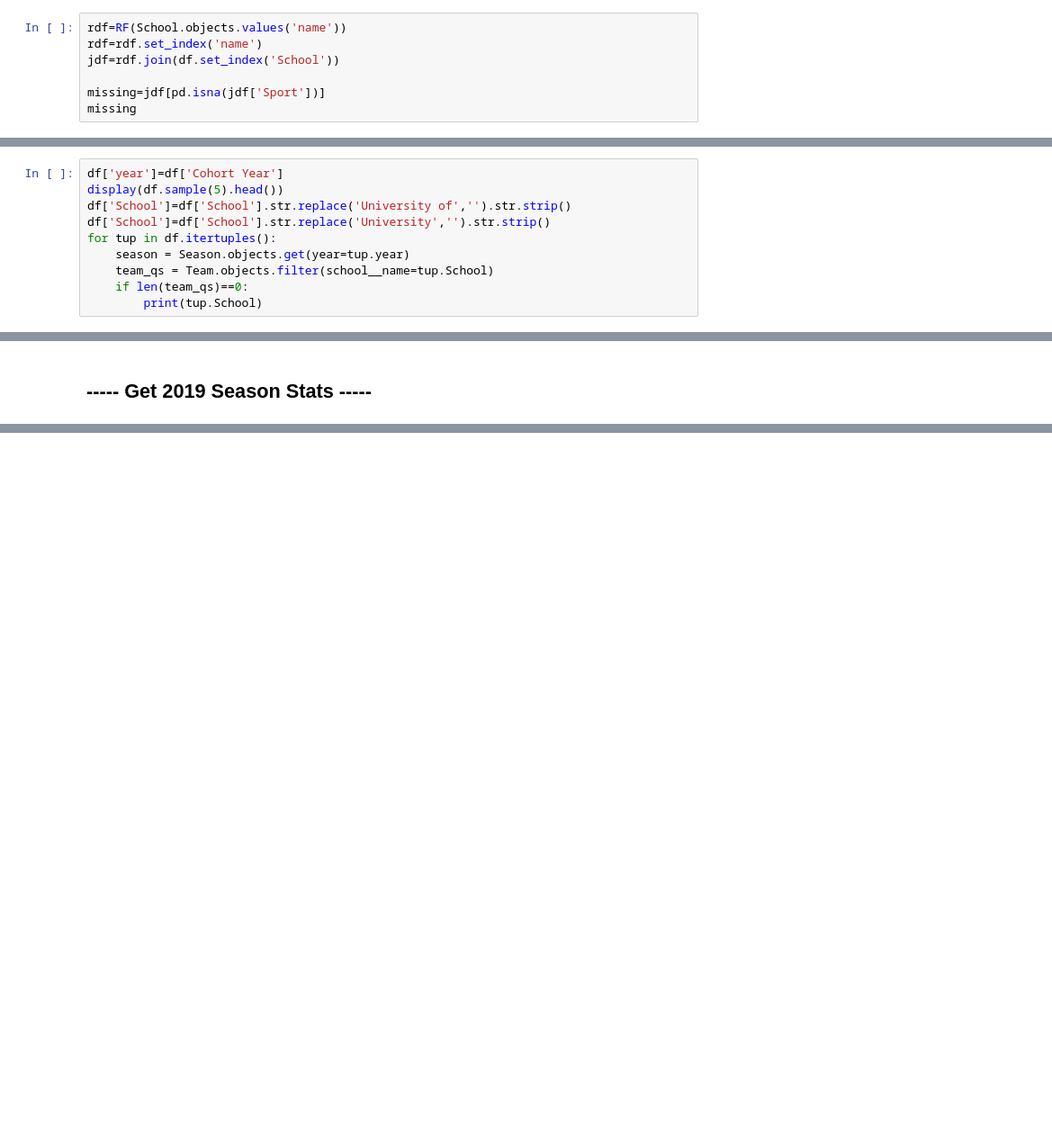
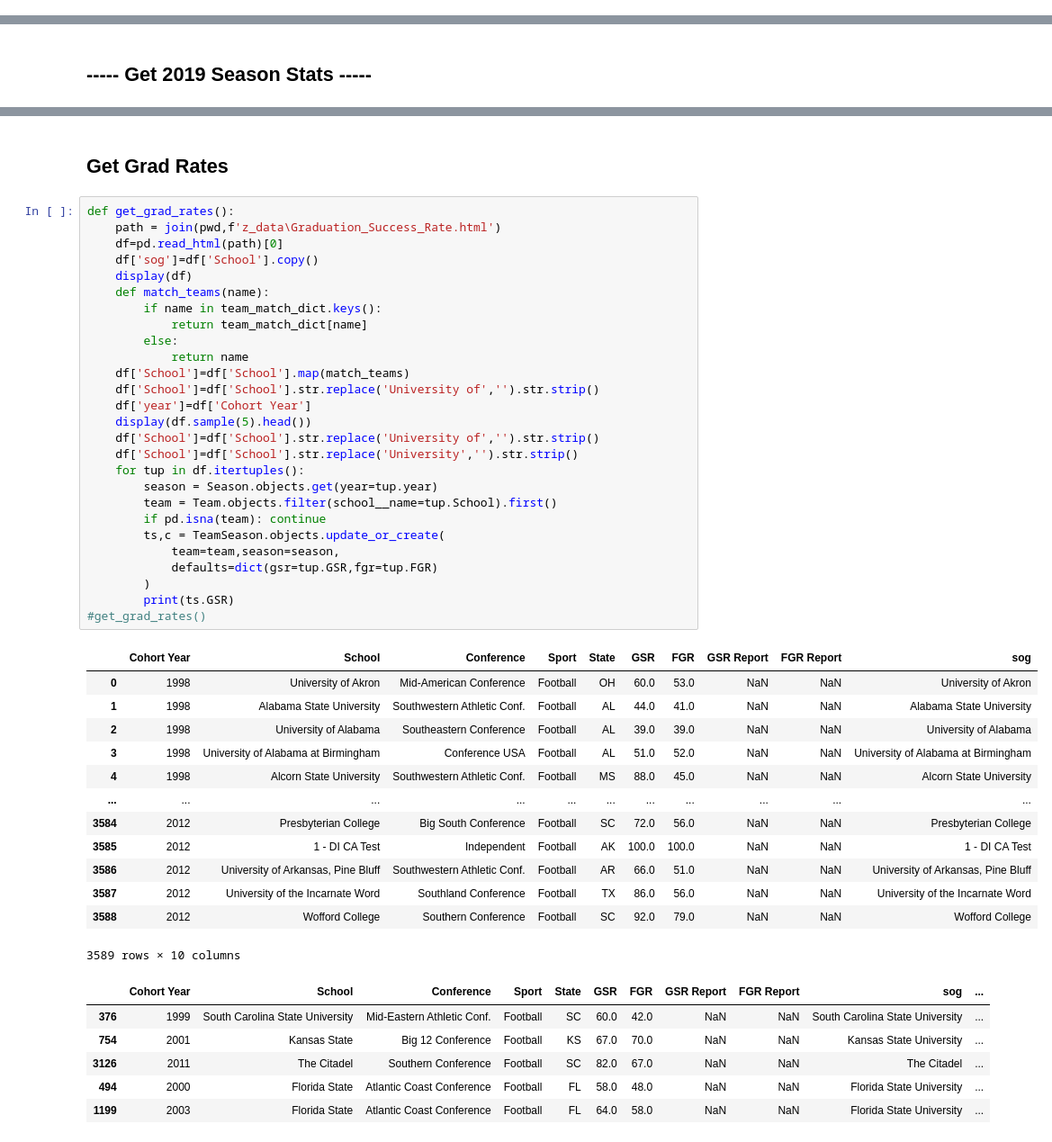
Before and after one commit to JordanHyatt/bigdata, a Jupyter notebook: z_db_init.ipynb, the cells around one changed output, grey strips where cells are left out. Shown at 90% size. Cells and saved outputs as stored; diff of their text form; blank space fills up the shorter version.

```diff
--- a/z_db_init.ipynb
+++ b/z_db_init.ipynb
@@ -35,7 +18,0 @@ df['School']=df['School'].map(match_teams)
-# %%
-rdf=RF(School.objects.values('name'))
-rdf=rdf.set_index('name')
-jdf=rdf.join(df.set_index('School'))
-
-missing=jdf[pd.isna(jdf['Sport'])]
-missing
@@ -64,10 +18,0 @@ NameError: name 'df' is not defined
-# %%
-df['year']=df['Cohort Year']
-display(df.sample(5).head())
-df['School']=df['School'].str.replace('University of','').str.strip()
-df['School']=df['School'].str.replace('University','').str.strip()
-for tup in df.itertuples():
-    season = Season.objects.get(year=tup.year)
-    team_qs = Team.objects.filter(school__name=tup.School)
-    if len(team_qs)==0:
-        print(tup.School)
@@ -418,0 +388,49 @@ def get_stadium_capacities(show_results=True):
+# %% [markdown]
+## Get Grad Rates
+# %%
+def get_grad_rates():
+    path = join(pwd,f'z_data\Graduation_Success_Rate.html')
+    df=pd.read_html(path)[0]
+    df['sog']=df['School'].copy()
+    display(df)
+    def match_teams(name):
+        if name in team_match_dict.keys():
+            return team_match_dict[name]
+        else:
+            return name
+    df['School']=df['School'].map(match_teams)
+    df['School']=df['School'].str.replace('University of','').str.strip()
+    df['year']=df['Cohort Year']
+    display(df.sample(5).head())
+    df['School']=df['School'].str.replace('University of','').str.strip()
+    df['School']=df['School'].str.replace('University','').str.strip()
+    for tup in df.itertuples():
+        season = Season.objects.get(year=tup.year)
+        team = Team.objects.filter(school__name=tup.School).first()
+        if pd.isna(team): continue
+        ts,c = TeamSeason.objects.update_or_create(
+            team=team,season=season,
+            defaults=dict(gsr=tup.GSR,fgr=tup.FGR)
+        )
+        print(ts.GSR)
+#get_grad_rates()
+# %% [output]
+|  | Cohort Year | School | Conference | Sport | State | GSR | FGR | GSR Report | FGR Report | sog |
+| 0 | 1998 | University of Akron | Mid-American Conference | Football | OH | 60.0 | 53.0 | NaN | NaN | University of Akron |
+| 1 | 1998 | Alabama State University | Southwestern Athletic Conf. | Football | AL | 44.0 | 41.0 | NaN | NaN | Alabama State University |
+| 2 | 1998 | University of Alabama | Southeastern Conference | Football | AL | 39.0 | 39.0 | NaN | NaN | University of Alabama |
+| 3 | 1998 | University of Alabama at Birmingham | Conference USA | Football | AL | 51.0 | 52.0 | NaN | NaN | University of Alabama at Birmingham |
+| 4 | 1998 | Alcorn State University | Southwestern Athletic Conf. | Football | MS | 88.0 | 45.0 | NaN | NaN | Alcorn State University |
+| ... | ... | ... | ... | ... | ... | ... | ... | ... | ... | ... |
+| 3584 | 2012 | Presbyterian College | Big South Conference | Football | SC | 72.0 | 56.0 | NaN | NaN | Presbyterian College |
+| 3585 | 2012 | 1 - DI CA Test | Independent | Football | AK | 100.0 | 100.0 | NaN | NaN | 1 - DI CA Test |
+| 3586 | 2012 | University of Arkansas, Pine Bluff | Southwestern Athletic Conf. | Football | AR | 66.0 | 51.0 | NaN | NaN | University of Arkansas, Pine Bluff |
+| 3587 | 2012 | University of the Incarnate Word | Southland Conference | Football | TX | 86.0 | 56.0 | NaN | NaN | University of the Incarnate Word |
+| 3588 | 2012 | Wofford College | Southern Conference | Football | SC | 92.0 | 79.0 | NaN | NaN | Wofford College |
+3589 rows × 10 columns
+|  | Cohort Year | School | Conference | Sport | State | GSR | FGR | GSR Report | FGR Report | sog | ... |
+| 376 | 1999 | South Carolina State University | Mid-Eastern Athletic Conf. | Football | SC | 60.0 | 42.0 | NaN | NaN | South Carolina State University | ... |
+| 754 | 2001 | Kansas State | Big 12 Conference | Football | KS | 67.0 | 70.0 | NaN | NaN | Kansas State University | ... |
+| 3126 | 2011 | The Citadel | Southern Conference | Football | SC | 82.0 | 67.0 | NaN | NaN | The Citadel | ... |
+| 494 | 2000 | Florida State | Atlantic Coast Conference | Football | FL | 58.0 | 48.0 | NaN | NaN | Florida State University | ... |
+| 1199 | 2003 | Florida State | Atlantic Coast Conference | Football | FL | 64.0 | 58.0 | NaN | NaN | Florida State University | ... |
```
Also changed, not shown: parts of 10 cells of this notebook, 3 other files.
